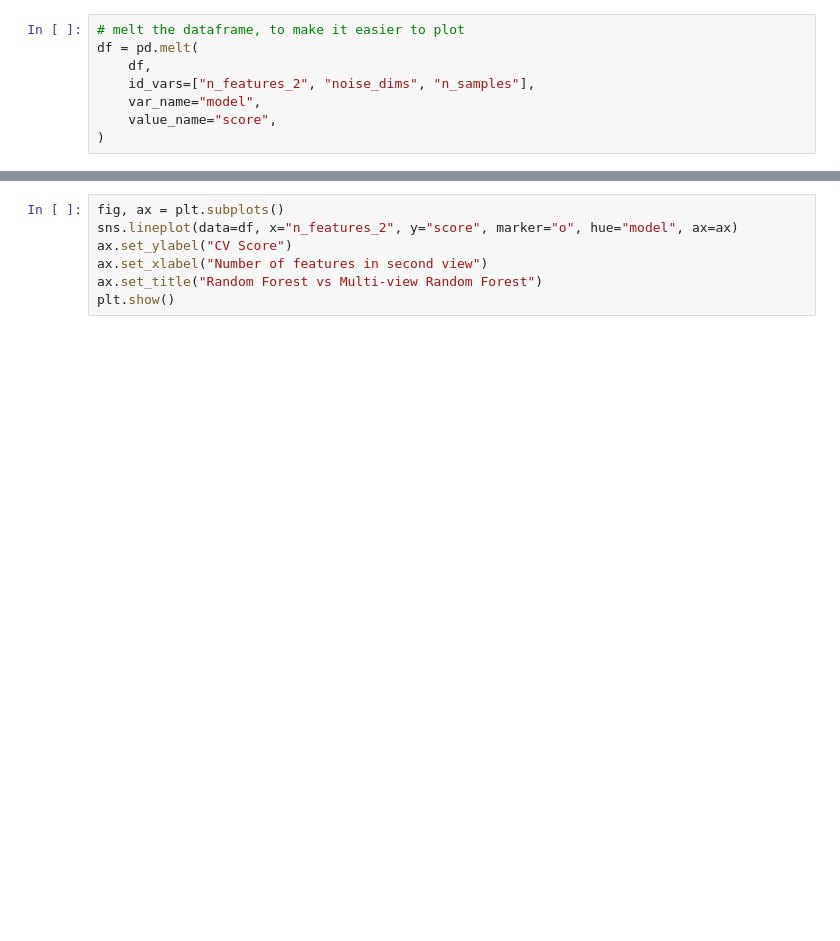
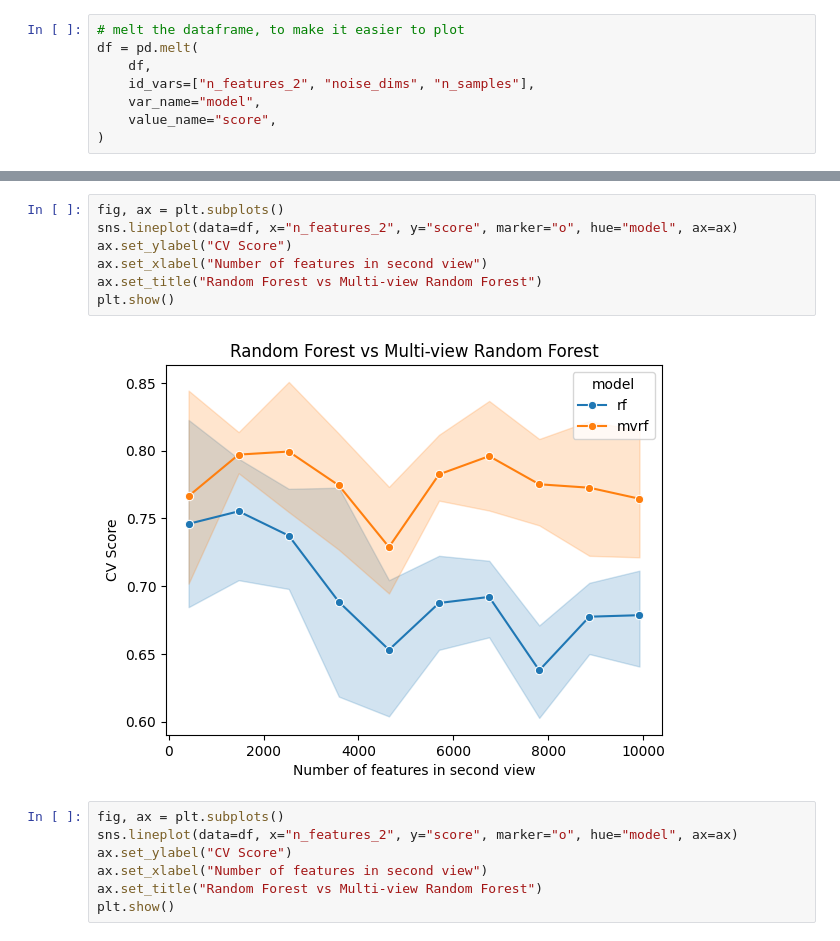
Before and after one commit to neurodata/treeple, a Jupyter notebook: benchmarks_nonasv/bench_multiview_hyppo.ipynb, the cells around one changed output, grey strips where cells are left out. Cells and saved outputs as stored; diff of their text form; blank space fills up the shorter version.

```diff
--- a/benchmarks_nonasv/bench_multiview_hyppo.ipynb
+++ b/benchmarks_nonasv/bench_multiview_hyppo.ipynb
@@ -282,3 +306,12 @@ display(df.head())
+# %%
+fig, ax = plt.subplots()
+sns.lineplot(data=df, x="n_features_2", y="score", marker="o", hue="model", ax=ax)
+ax.set_ylabel("CV Score")
+ax.set_xlabel("Number of features in second view")
+ax.set_title("Random Forest vs Multi-view Random Forest")
+plt.show()
+# %% [output]
+[figure, added]
 # %%
 fig, ax = plt.subplots()
 sns.lineplot(data=df, x="n_features_2", y="score", marker="o", hue="model", ax=ax)
```
Also changed, not shown: parts of 11 cells of this notebook, 5 other files.
